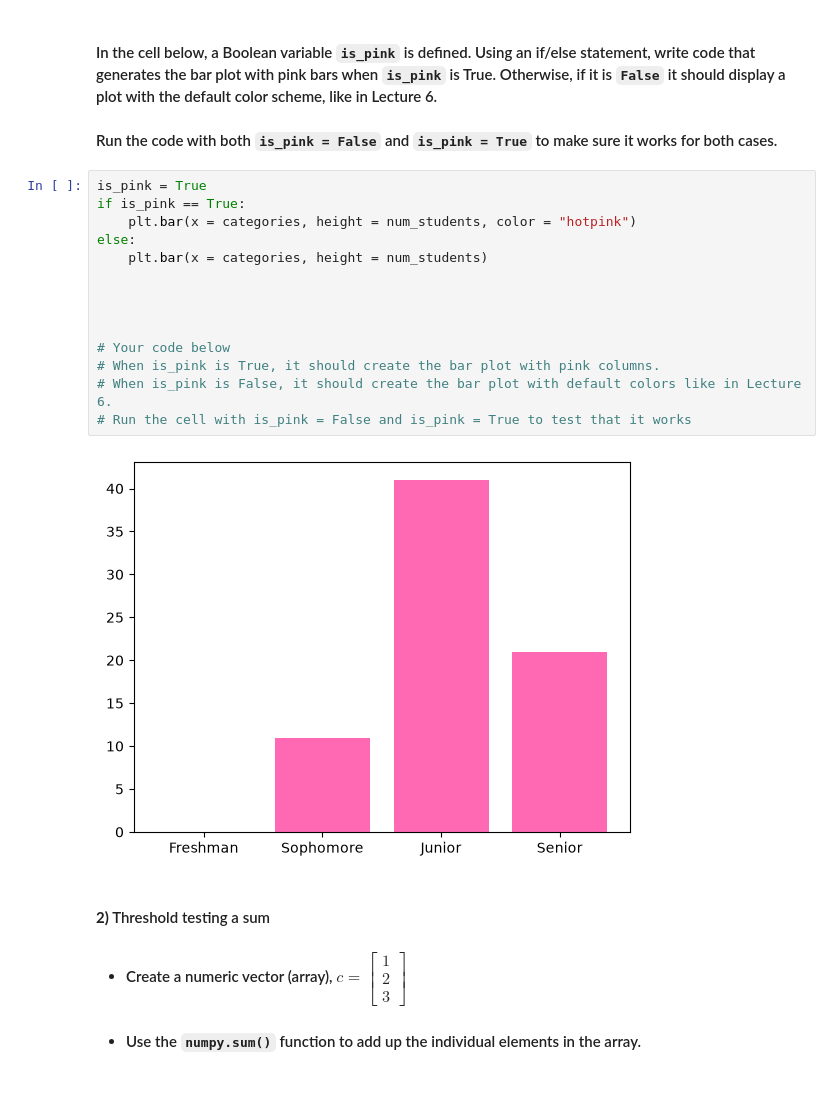
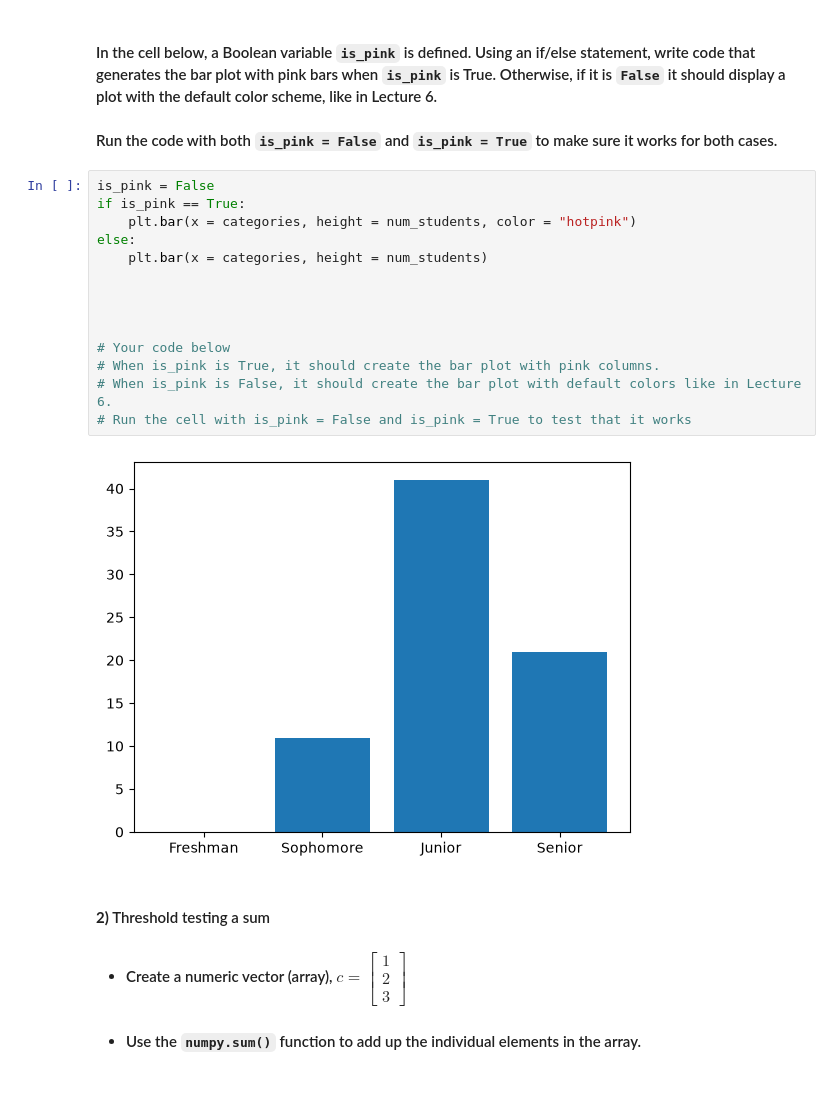
Before and after one commit to bzliang2006/datasci151fall2026, a Jupyter notebook: lecture_05_boolean_variables/Liang - Lecture 5.ipynb, the cells around one changed output. Cells and saved outputs as stored; diff of their text form.

```diff
--- a/lecture_05_boolean_variables/Liang - Lecture 5.ipynb
+++ b/lecture_05_boolean_variables/Liang - Lecture 5.ipynb
@@ -683,21 +745,21 @@ NameError: name 'color' is not defined
 
 #### Run the code with both `is_pink = False` and `is_pink = True` to make sure it works for both cases.
 # %%
-is_pink = True
+is_pink = False
 if is_pink == True:
     plt.bar(x = categories, height = num_students, color = "hotpink")
 else:
     plt.bar(x = categories, height = num_students)
 
 
 
 
 # Your code below
 # When is_pink is True, it should create the bar plot with pink columns.
 # When is_pink is False, it should create the bar plot with default colors like in Lecture 6.
 # Run the cell with is_pink = False and is_pink = True to test that it works
 # %% [output]
-[figure, old version]
+[figure, new version]
 # %% [markdown]
 #### **2)** Threshold testing a sum
 
```
Also changed, not shown: parts of 20 cells of this notebook, 1 other file.
